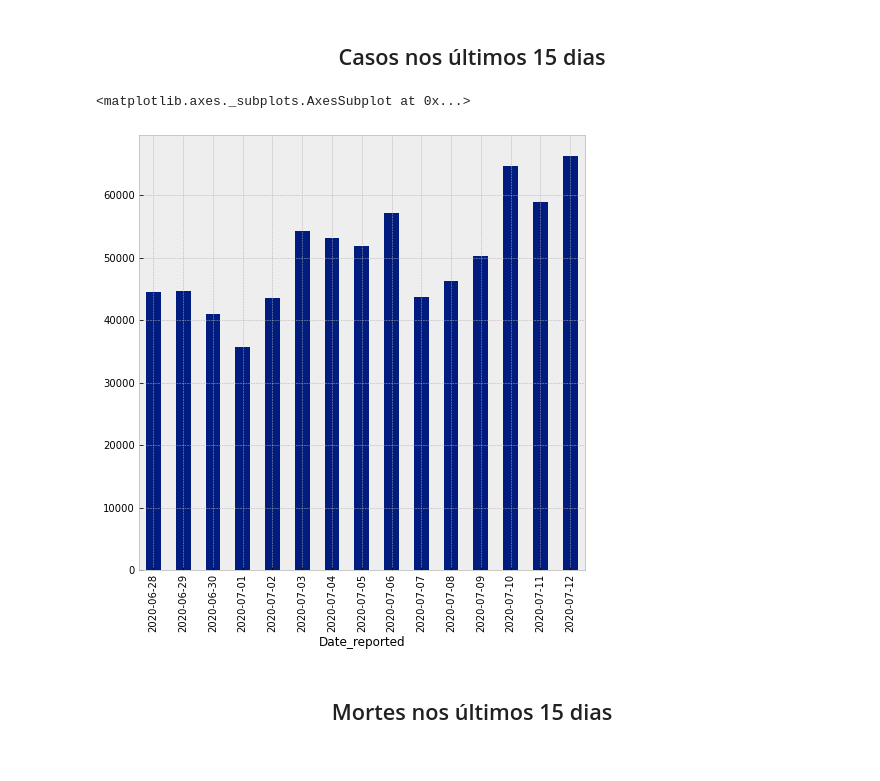
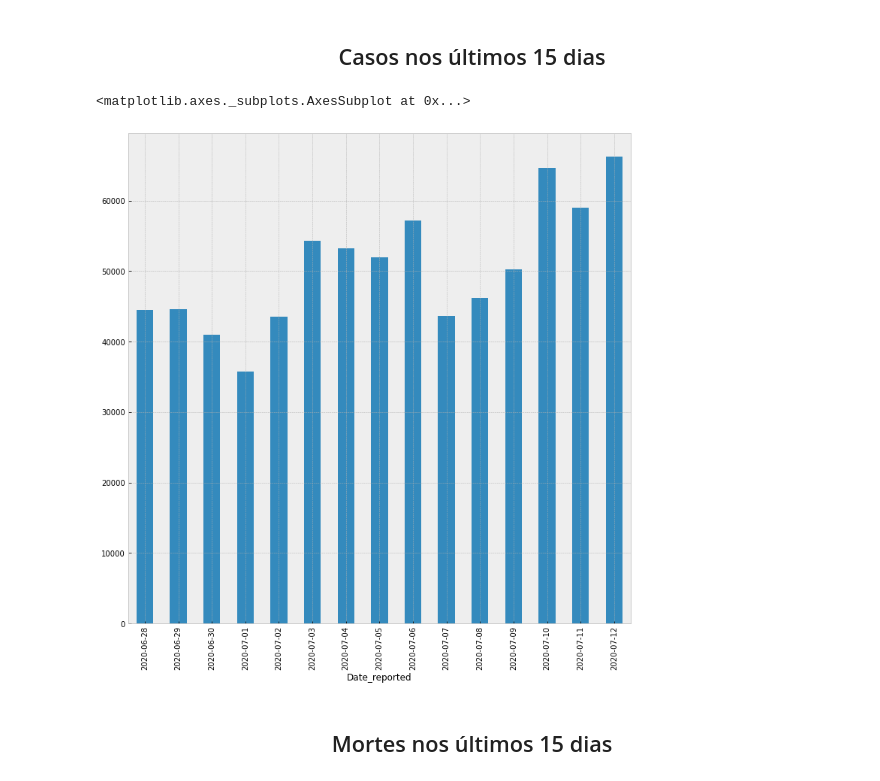
Before and after one commit to ChristianDantasGermano/Analise-Dados-Mundias-Covid-19, a Jupyter notebook: Análise de Dados Mundias Covid-19.ipynb, the cells around one changed output. Drawn from its saved outputs; the diff is of its cells as text; code cells hidden in the pictures.

```diff
--- a/Análise de Dados Mundias Covid-19.ipynb
+++ b/Análise de Dados Mundias Covid-19.ipynb
@@ -145,7 +145,7 @@ dft.head(10)
 # %% [markdown]
 <h2><center>Casos nos últimos 15 dias</center></h2>
 # %%
-plt.style.use('seaborn-dark-palette')
-dft.groupby('Date_reported')['New_cases'].max().tail(15).plot(kind='bar', figsize=(8, 8))
+plt.style.use('bmh')
+dft.groupby('Date_reported')['New_cases'].max().tail(15).plot(kind='bar', figsize=(12, 12))
 # %% [output]
 <matplotlib.axes._subplots.AxesSubplot at 0x...>
@@ -181,11 +181,11 @@ dft.head(10)
 # %% [markdown]
 <h2><center>Casos nos últimos 15 dias</center></h2>
 # %%
-plt.style.use('seaborn-dark-palette')
-dft.groupby('Date_reported')['New_cases'].max().tail(15).plot(kind='bar', figsize=(8, 8))
+plt.style.use('bmh')
+dft.groupby('Date_reported')['New_cases'].max().tail(15).plot(kind='bar', figsize=(12, 12))
 # %% [output]
 <matplotlib.axes._subplots.AxesSubplot at 0x...>
-[figure, old version]
+[figure, new version]
 # %% [markdown]
 <h2><center>Mortes nos últimos 15 dias</center></h2>
 # %%
```
Also changed, not shown: parts of 7 cells of this notebook.
